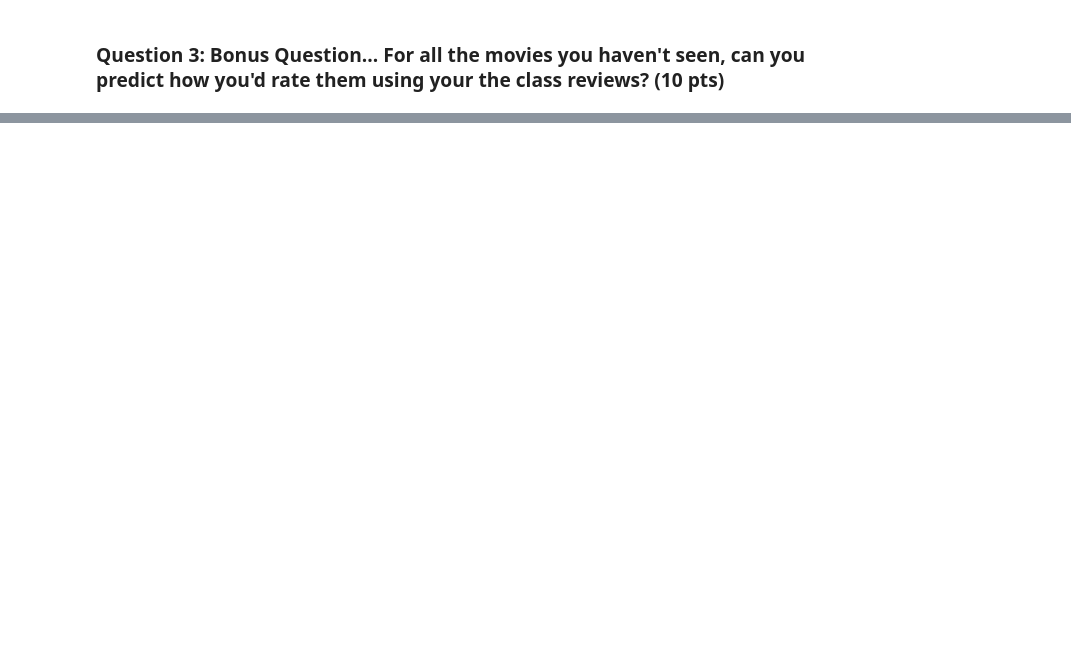
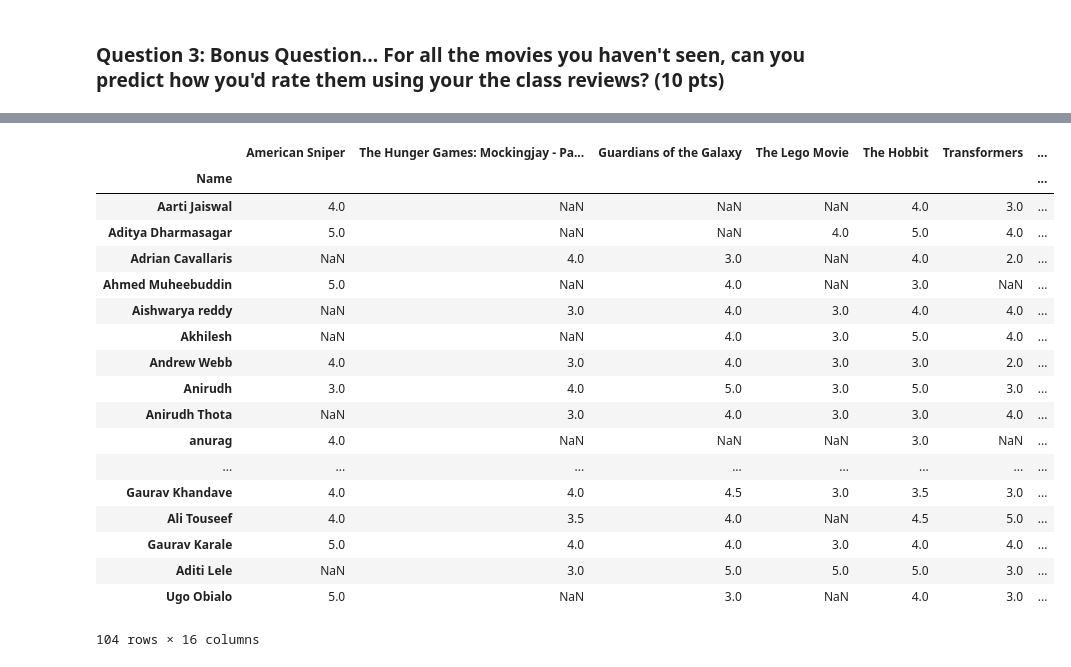
Before and after one commit to koushaly22/Recommender-Homework, a Jupyter notebook: Recommender Homework.ipynb, the cells around one changed output, grey strips where cells are left out. Saved outputs shown, nothing was run; the diff lists cells and outputs as text; code cells hidden in the pictures; blank space fills up the shorter version.

```diff
--- a/Recommender Homework.ipynb
+++ b/Recommender Homework.ipynb
@@ -152,0 +125,22 @@ TypeError: cannot label index with a null key
+# %%
+M
+# %% [output]
+|  | American Sniper | The Hunger Games: Mockingjay - Pa... | Guardians of the Galaxy | The Lego Movie | The Hobbit | Transformers | ... |
+| Name |  |  |  |  |  |  | ... |
+| Aarti Jaiswal | 4.0 | NaN | NaN | NaN | 4.0 | 3.0 | ... |
+| Aditya Dharmasagar | 5.0 | NaN | NaN | 4.0 | 5.0 | 4.0 | ... |
+| Adrian Cavallaris | NaN | 4.0 | 3.0 | NaN | 4.0 | 2.0 | ... |
+| Ahmed Muheebuddin | 5.0 | NaN | 4.0 | NaN | 3.0 | NaN | ... |
+| Aishwarya reddy | NaN | 3.0 | 4.0 | 3.0 | 4.0 | 4.0 | ... |
+| Akhilesh | NaN | NaN | 4.0 | 3.0 | 5.0 | 4.0 | ... |
+| Andrew Webb | 4.0 | 3.0 | 4.0 | 3.0 | 3.0 | 2.0 | ... |
+| Anirudh | 3.0 | 4.0 | 5.0 | 3.0 | 5.0 | 3.0 | ... |
+| Anirudh Thota | NaN | 3.0 | 4.0 | 3.0 | 3.0 | 4.0 | ... |
+| anurag | 4.0 | NaN | NaN | NaN | 3.0 | NaN | ... |
+| ... | ... | ... | ... | ... | ... | ... | ... |
+| Gaurav Khandave | 4.0 | 4.0 | 4.5 | 3.0 | 3.5 | 3.0 | ... |
+| Ali Touseef | 4.0 | 3.5 | 4.0 | NaN | 4.5 | 5.0 | ... |
+| Gaurav Karale | 5.0 | 4.0 | 4.0 | 3.0 | 4.0 | 4.0 | ... |
+| Aditi Lele | NaN | 3.0 | 5.0 | 5.0 | 5.0 | 3.0 | ... |
+| Ugo Obialo | 5.0 | NaN | 3.0 | NaN | 4.0 | 3.0 | ... |
+104 rows × 16 columns
```
Also changed, not shown: parts of 15 cells of this notebook, 3 other files.
